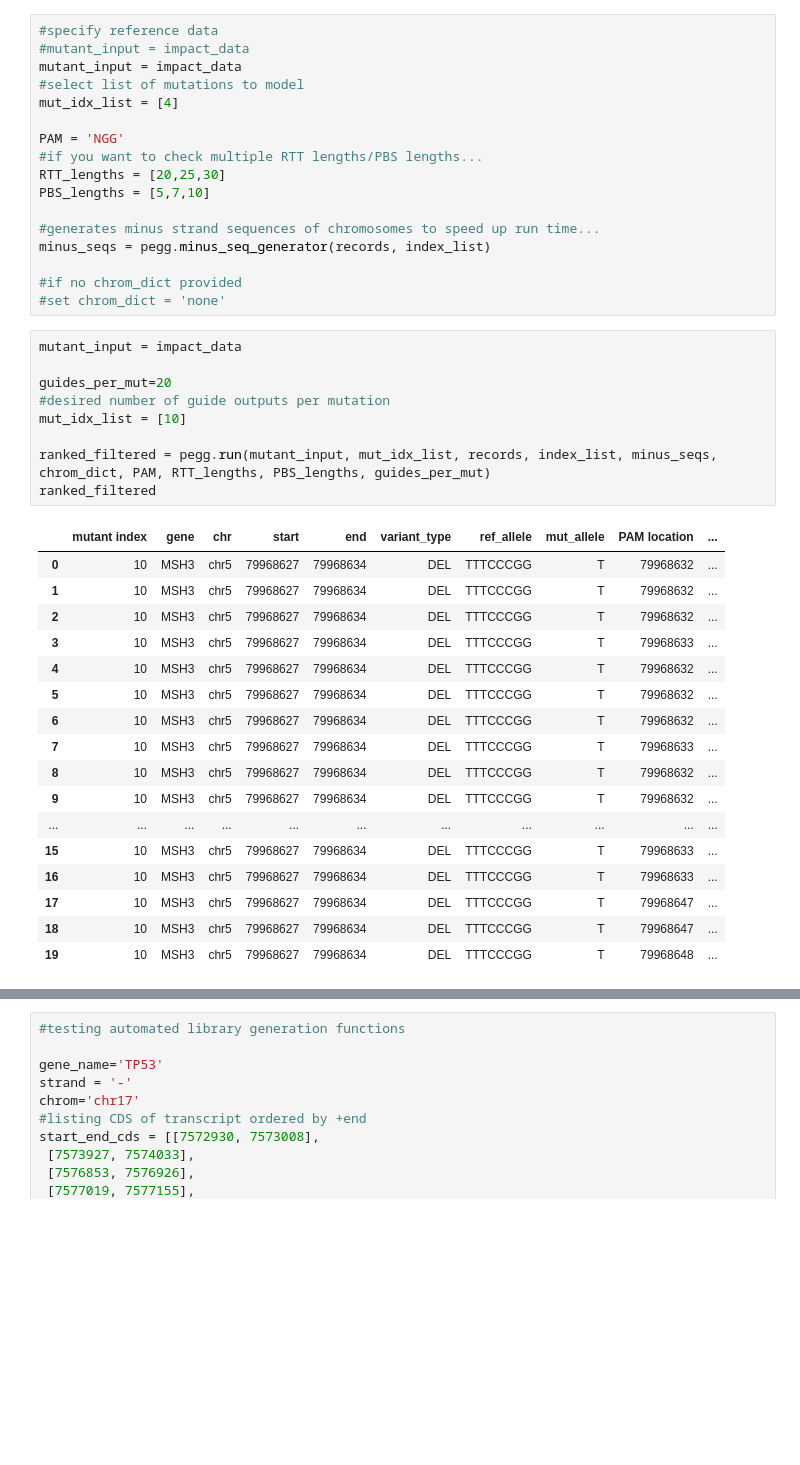
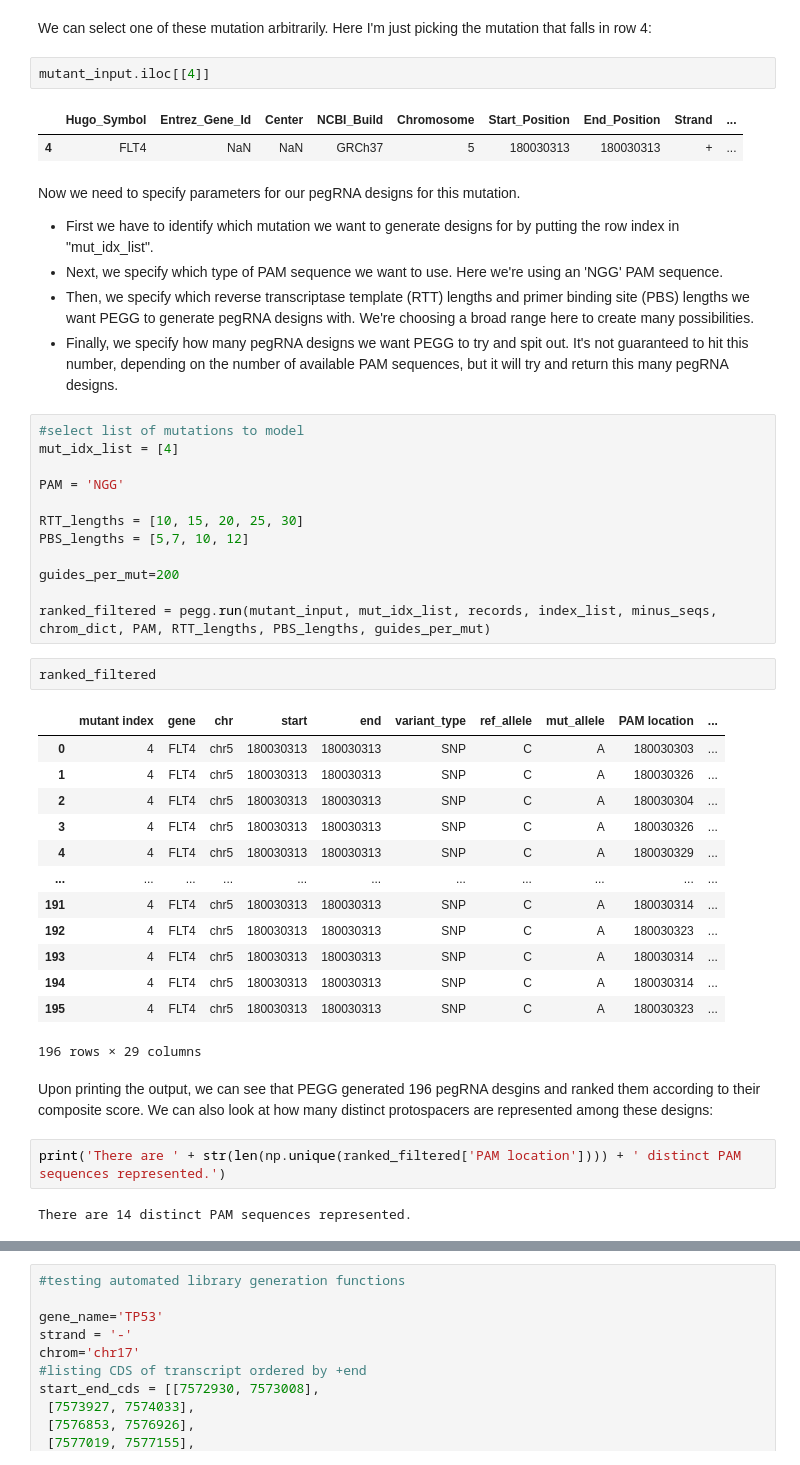
Before and after one commit to samgould2/PEGG, a Jupyter notebook: examples/PEGG_example.ipynb, the cells around one changed output, grey strips where cells are left out. Saved outputs shown, nothing was run; the diff lists cells and outputs as text; blank space fills up the shorter version.

```diff
--- a/examples/PEGG_example.ipynb
+++ b/examples/PEGG_example.ipynb
@@ -161,44 +74,47 @@ index_list
+# %% [markdown]
+We can select one of these mutation arbitrarily. Here I'm just picking the mutation that falls in row 4:
+# %%
+mutant_input.iloc[[4]]
+# %% [output]
+|  | Hugo_Symbol | Entrez_Gene_Id | Center | NCBI_Build | Chromosome | Start_Position | End_Position | Strand | ... |
+| 4 | FLT4 | NaN | NaN | GRCh37 | 5 | 180030313 | 180030313 | + | ... |
+# %% [markdown]
+Now we need to specify parameters for our pegRNA designs for this mutation.
+- First we have to identify which mutation we want to generate designs for by putting the row index in "mut_idx_list".
+- Next, we specify which type of PAM sequence we want to use. Here we're using an 'NGG' PAM sequence.
+- Then, we specify which reverse transcriptase template (RTT) lengths and primer binding site (PBS) lengths we want PEGG to generate pegRNA designs with. We're choosing a broad range here to create many possibilities.
+- Finally, we specify how many pegRNA designs we want PEGG to try and spit out. It's not guaranteed to hit this number, depending on the number of available PAM sequences, but it will try and return this many pegRNA designs.
 # %%
-#specify reference data
-#mutant_input = impact_data
-mutant_input = impact_data
 #select list of mutations to model
 mut_idx_list = [4]
 
 PAM = 'NGG'
-#if you want to check multiple RTT lengths/PBS lengths...
-RTT_lengths = [20,25,30]
-PBS_lengths = [5,7,10]
 
-#generates minus strand sequences of chromosomes to speed up run time...
-minus_seqs = pegg.minus_seq_generator(records, index_list)
+RTT_lengths = [10, 15, 20, 25, 30]
+PBS_lengths = [5,7, 10, 12]
 
-#if no chrom_dict provided
-#set chrom_dict = 'none'
+guides_per_mut=200
+
+ranked_filtered = pegg.run(mutant_input, mut_idx_list, records, index_list, minus_seqs, chrom_dict, PAM, RTT_lengths, PBS_lengths, guides_per_mut)
 # %%
-mutant_input = impact_data
-
-guides_per_mut=20
-#desired number of guide outputs per mutation
-mut_idx_list = [10]
-
-ranked_filtered = pegg.run(mutant_input, mut_idx_list, records, index_list, minus_seqs, chrom_dict, PAM, RTT_lengths, PBS_lengths, guides_per_mut)
 ranked_filtered
 # %% [output]
 |  | mutant index | gene | chr | start | end | variant_type | ref_allele | mut_allele | PAM location | ... |
-| 0 | 10 | MSH3 | chr5 | 79968627 | 79968634 | DEL | TTTCCCGG | T | 79968632 | ... |
-| 1 | 10 | MSH3 | chr5 | 79968627 | 79968634 | DEL | TTTCCCGG | T | 79968632 | ... |
-| 2 | 10 | MSH3 | chr5 | 79968627 | 79968634 | DEL | TTTCCCGG | T | 79968632 | ... |
-| 3 | 10 | MSH3 | chr5 | 79968627 | 79968634 | DEL | TTTCCCGG | T | 79968633 | ... |
-| 4 | 10 | MSH3 | chr5 | 79968627 | 79968634 | DEL | TTTCCCGG | T | 79968632 | ... |
-| 5 | 10 | MSH3 | chr5 | 79968627 | 79968634 | DEL | TTTCCCGG | T | 79968632 | ... |
-| 6 | 10 | MSH3 | chr5 | 79968627 | 79968634 | DEL | TTTCCCGG | T | 79968632 | ... |
-| 7 | 10 | MSH3 | chr5 | 79968627 | 79968634 | DEL | TTTCCCGG | T | 79968633 | ... |
-| 8 | 10 | MSH3 | chr5 | 79968627 | 79968634 | DEL | TTTCCCGG | T | 79968632 | ... |
-| 9 | 10 | MSH3 | chr5 | 79968627 | 79968634 | DEL | TTTCCCGG | T | 79968632 | ... |
+| 0 | 4 | FLT4 | chr5 | 180030313 | 180030313 | SNP | C | A | 180030303 | ... |
+| 1 | 4 | FLT4 | chr5 | 180030313 | 180030313 | SNP | C | A | 180030326 | ... |
+| 2 | 4 | FLT4 | chr5 | 180030313 | 180030313 | SNP | C | A | 180030304 | ... |
+| 3 | 4 | FLT4 | chr5 | 180030313 | 180030313 | SNP | C | A | 180030326 | ... |
+| 4 | 4 | FLT4 | chr5 | 180030313 | 180030313 | SNP | C | A | 180030329 | ... |
 | ... | ... | ... | ... | ... | ... | ... | ... | ... | ... | ... |
-| 15 | 10 | MSH3 | chr5 | 79968627 | 79968634 | DEL | TTTCCCGG | T | 79968633 | ... |
-| 16 | 10 | MSH3 | chr5 | 79968627 | 79968634 | DEL | TTTCCCGG | T | 79968633 | ... |
-| 17 | 10 | MSH3 | chr5 | 79968627 | 79968634 | DEL | TTTCCCGG | T | 79968647 | ... |
-| 18 | 10 | MSH3 | chr5 | 79968627 | 79968634 | DEL | TTTCCCGG | T | 79968647 | ... |
-| 19 | 10 | MSH3 | chr5 | 79968627 | 79968634 | DEL | TTTCCCGG | T | 79968648 | ... |
+| 191 | 4 | FLT4 | chr5 | 180030313 | 180030313 | SNP | C | A | 180030314 | ... |
+| 192 | 4 | FLT4 | chr5 | 180030313 | 180030313 | SNP | C | A | 180030323 | ... |
+| 193 | 4 | FLT4 | chr5 | 180030313 | 180030313 | SNP | C | A | 180030314 | ... |
+| 194 | 4 | FLT4 | chr5 | 180030313 | 180030313 | SNP | C | A | 180030314 | ... |
+| 195 | 4 | FLT4 | chr5 | 180030313 | 180030313 | SNP | C | A | 180030323 | ... |
+196 rows × 29 columns
+# %% [markdown]
+Upon printing the output, we can see that PEGG generated 196 pegRNA desgins and ranked them according to their composite score. We can also look at how many distinct protospacers are represented among these designs:
+# %%
+print('There are ' + str(len(np.unique(ranked_filtered['PAM location']))) + ' distinct PAM sequences represented.')
+# %% [output]
+There are 14 distinct PAM sequences represented.
```
Also changed, not shown: parts of 60 cells of this notebook, 17 other files.
